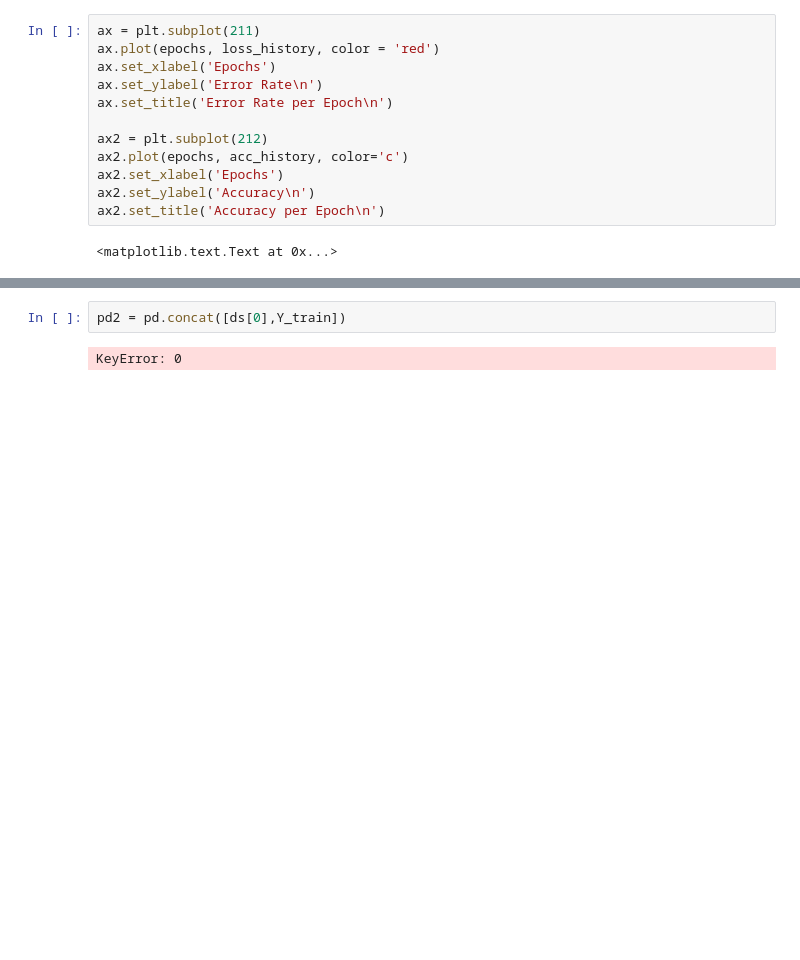
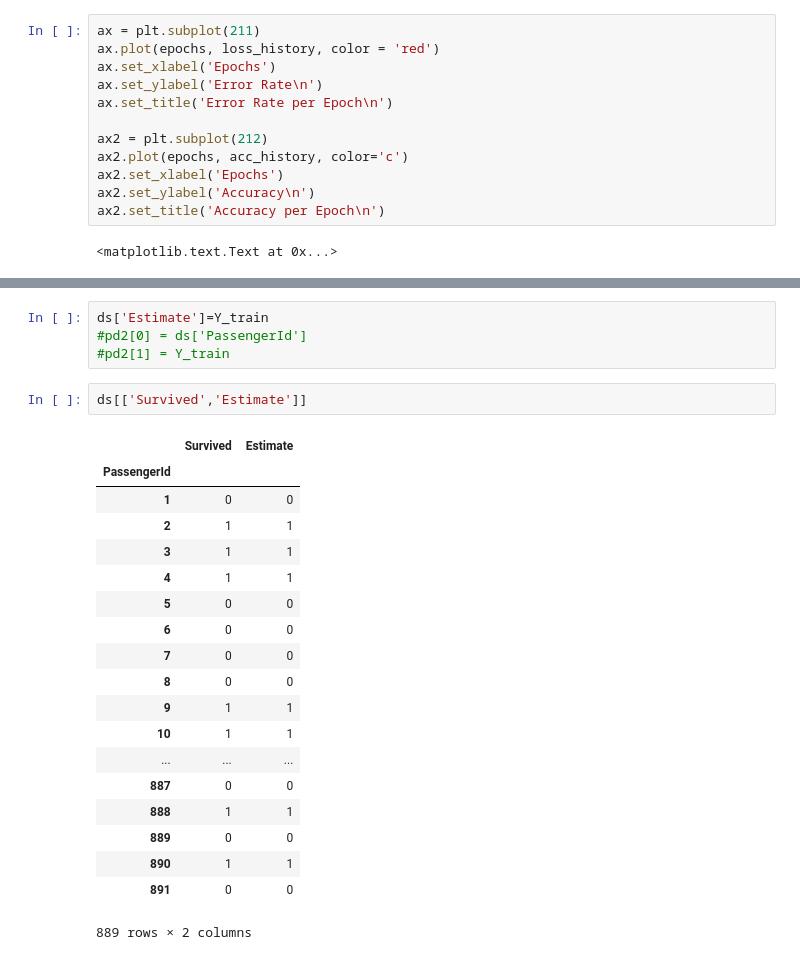
Before and after one commit to RyoH908/datasciencecoursera, a Jupyter notebook: TitanicML/2nd TEAM AI TitanicML.ipynb, the cells around one changed output, grey strips where cells are left out. Saved outputs shown, nothing was run; the diff lists cells and outputs as text; blank space fills up the shorter version.

```diff
--- a/TitanicML/2nd TEAM AI TitanicML.ipynb
+++ b/TitanicML/2nd TEAM AI TitanicML.ipynb
@@ -185,4 +183,26 @@ len(Y_train)
-# %%
-pd2 = pd.concat([ds[0],Y_train])
-# %% [output]
-KeyError: 0
+# %%
+ds['Estimate']=Y_train
+#pd2[0] = ds['PassengerId']
+#pd2[1] = Y_train
+# %%
+ds[['Survived','Estimate']]
+# %% [output]
+|  | Survived | Estimate |
+| PassengerId |  |  |
+| 1 | 0 | 0 |
+| 2 | 1 | 1 |
+| 3 | 1 | 1 |
+| 4 | 1 | 1 |
+| 5 | 0 | 0 |
+| 6 | 0 | 0 |
+| 7 | 0 | 0 |
+| 8 | 0 | 0 |
+| 9 | 1 | 1 |
+| 10 | 1 | 1 |
+| ... | ... | ... |
+| 887 | 0 | 0 |
+| 888 | 1 | 1 |
+| 889 | 0 | 0 |
+| 890 | 1 | 1 |
+| 891 | 0 | 0 |
+889 rows × 2 columns
```
Also changed, not shown: parts of 5 cells of this notebook, 2 other files.
